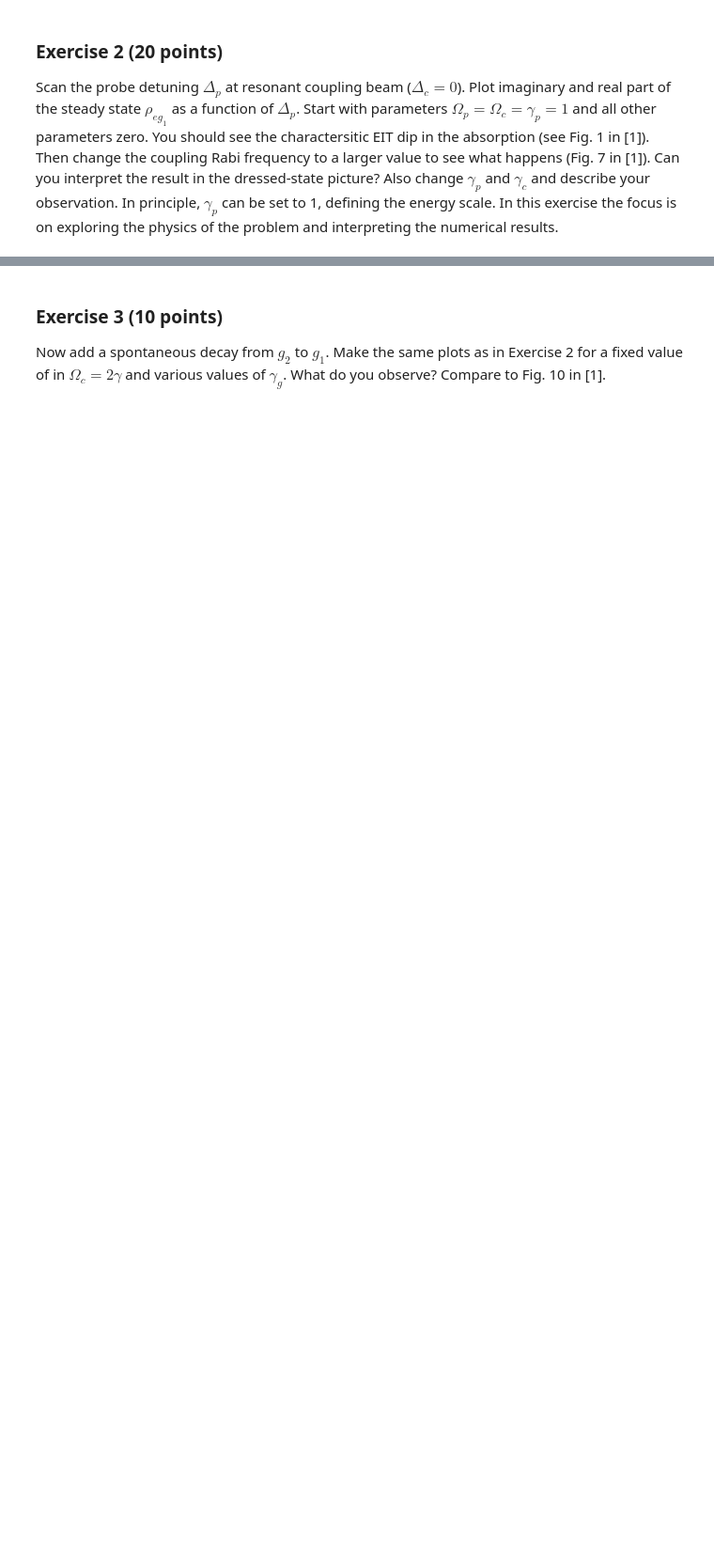
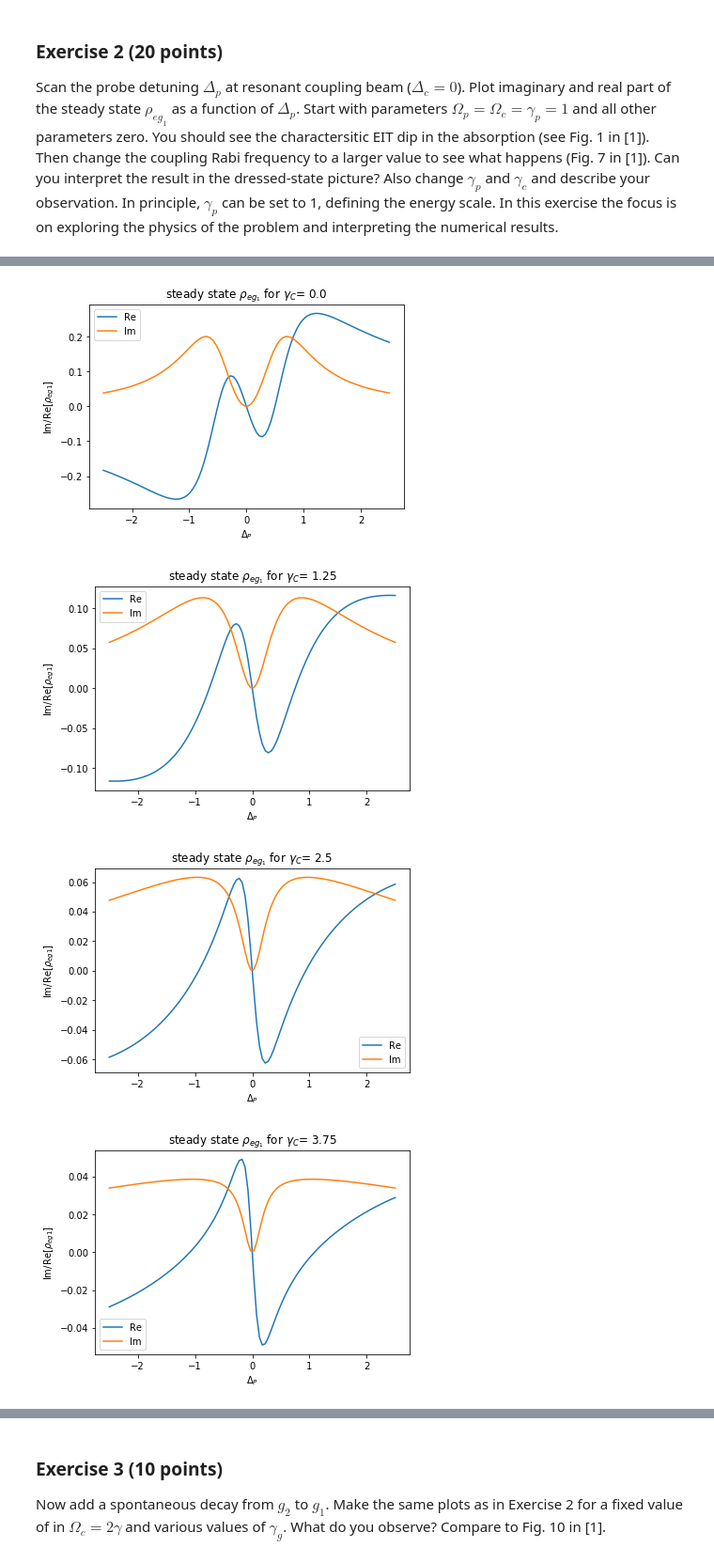
Before and after one commit to ml4cdeca/ComputationalQuantumDynamics, a Jupyter notebook: blatt9/exercise9.ipynb, the cells around one changed output, grey strips where cells are left out. Shown: that part at 94% size. Saved outputs shown, nothing was run; the diff lists cells and outputs as text; code cells hidden in the pictures; blank space fills up the shorter version.

```diff
--- a/blatt9/exercise9.ipynb
+++ b/blatt9/exercise9.ipynb
@@ -53,3 +51,8 @@ $$
 Detailed instructions (You can of course proceed differently if you want. I am pretty sure the method described in the following is not the most elegant one...):
 - Building the Liouvillian in matrix form: We want to formulate the master equation in the standard form of an ordinary differnetial equation $\dot\rho = \mathcal{L} \rho$ with $\rho$ the density matrix in vector form and $\mathcal{L}$ a matrix summarizing the right hand side of the master equation. However, the master equation is more conveniently formulated using dot-products between matrices representing operators in Hilbert space. Therefore, it is makes sense to write a function that takes the vectorized density matrix as an input (along with the Hamiltonian matrix and the jump operators used in the Lindblad terms), converts it into a matrix using reshape() calculates the right hand side of the master equation and returns the result in vector form by using reshape again. To build the Liouvillian matrix you can pass all the projectors $|i\rangle\langle j|$ to this function. Those are the unitvectors spanning the space of vectorized density matrices. The outputs will be the columns of the Liouvillian matrix.
 - Calculating steady states: The steady state is the unique state for which the right hand side of the master equation gives zero. Calculating this is less trivial than it seems. If we just try solving the linear system of equations $\mathcal{L}\rho = 0$ it wont work since $\rho=0$ is always a trivial solution. We need to ensure that the trace of the density matric is 1. This can be achieved by dropping the first line of the master equation ($\dot\rho_{g_1g_1}=...$) and replacing $\rho_{g_1g_1} = 1-\rho_{g_2g_2}-\rho_{ee}$ everywhere. The resulting inhomogeneous system of 8 equations can be solved using np.linalg.solve(). $\rho_{g_1g_1}$ can be prepended to the solution by using the trace condition again. There are many other ways to calculate steady states, see for example the qutip documentation (http://qutip.org/docs/4.0.2/guide/guide-steady.html). You can of course also use qutip routines to check your results.
+# %%
+#possible states
+g1=np.array([1,0,0])
+g2=np.array([0,1,0])
+e=np.array([0,0,1])
@@ -59,0 +180,26 @@ Scan the probe detuning $\Delta_p$ at resonant coupling beam ($\Delta_c=0$). Plo
+# %%
+#looking at different jump strenghts
+gamc = np.linspace(0,5,5)
+for gamma in gamc:
+    steadyr= []
+    steadyi = []
+    for dp in Delp:
+        L = liouvillian(hamiltonian(Omep, 1,delc,dp),jump_op(gamp,gamma,gamg))
+        #eg1 component of the steady state
+        steady = steady_state(L)[6]
+        steadyr.append(steady.real)
+        steadyi.append(steady.imag)
+
+    #Plotting the results
+    plt.plot(Delp, steadyr,label="Re")
+    plt.plot(Delp, steadyi,label="Im")
+    plt.title(r"steady state $\rho_{eg_1}$ for $\gamma_C$= " +str(gamma))
+    plt.ylabel(r"Im/Re[$\rho_{eg1}$]")
+    plt.xlabel("$\Delta_P$")
+    plt.legend()
+    plt.show()
+# %% [output]
+[figure, added]
+[figure, added]
+[figure, added]
+[figure, added]
```
Also changed, not shown: parts of 14 cells of this notebook, 2 other files.
